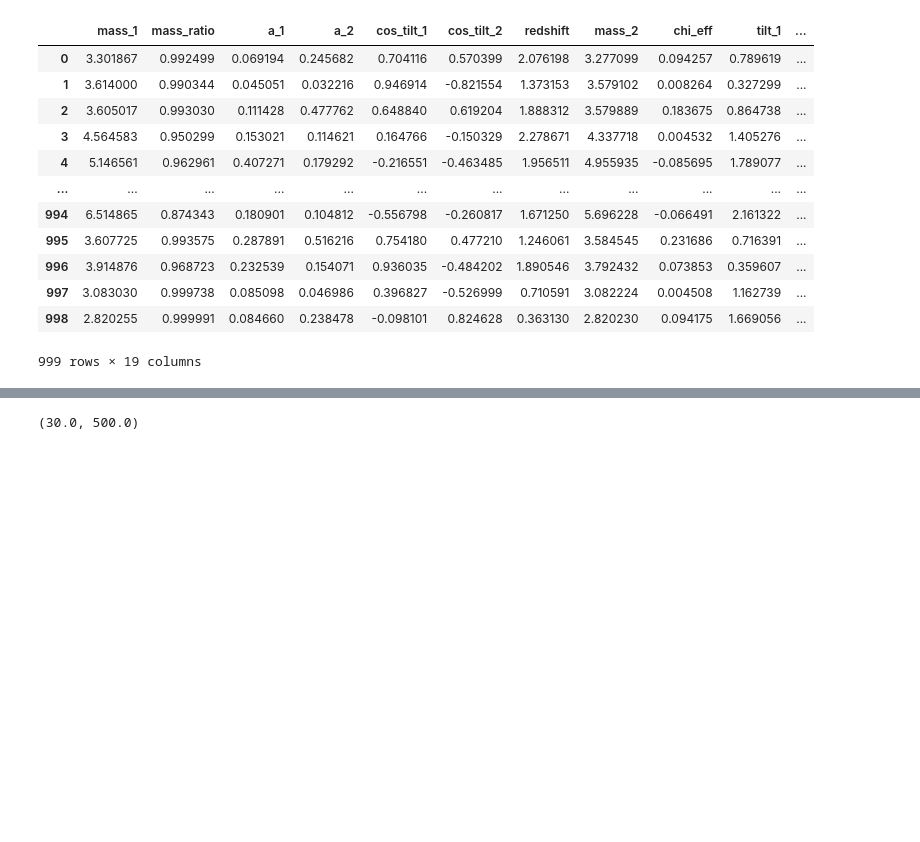
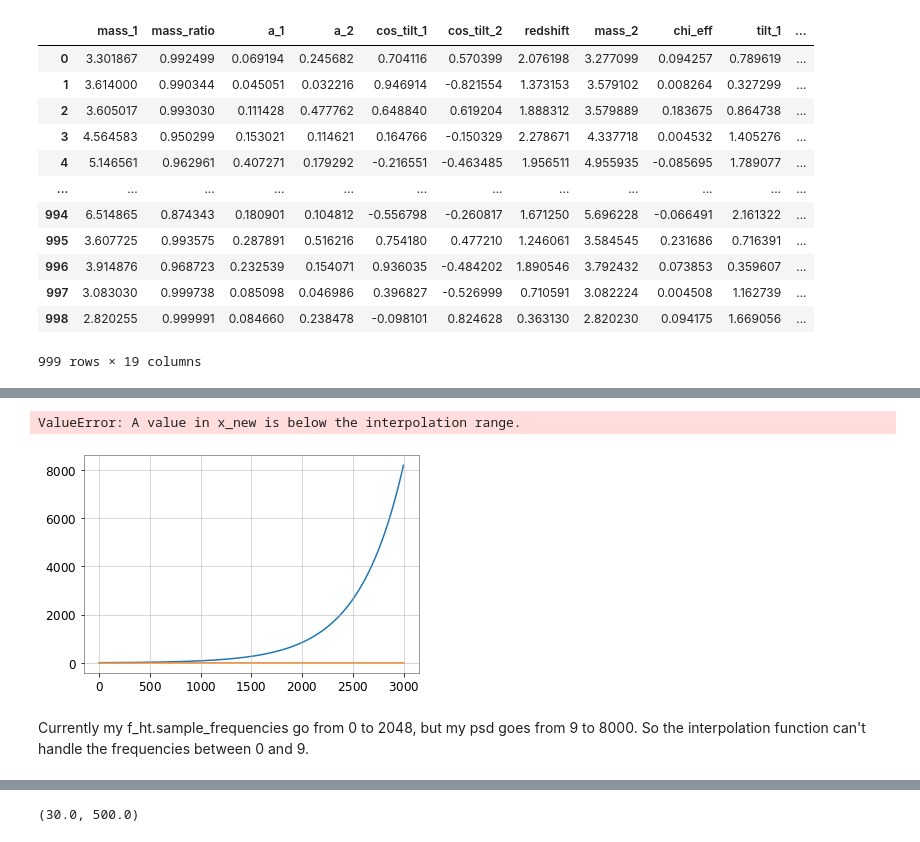
Before and after one commit to jhyland01/p_astro_project, a Jupyter notebook: pycbc_snr.ipynb, the cells around one changed output, grey strips where cells are left out. Saved outputs shown, nothing was run; the diff lists cells and outputs as text; code cells hidden in the pictures; blank space fills up the shorter version.

Commit message:
introducing the bilby approach to snr

```diff
--- a/pycbc_snr.ipynb
+++ b/pycbc_snr.ipynb
@@ -171,0 +239,24 @@ fp=-0.3854854760351692, fc=0.7059872046425248
+# %%
+import bilby
+from bilby import gw
+from bilby.gw import detector as det
+from bilby.gw import utils
+from scipy.interpolate import interp1d
+from gwpy.plot import Plot
+
+psd_path = '/data/wiay/johnny/phd1/phd1/lib/python3.7/site-packages/bilby/gw/detector/noise_curves/aLIGO_ZERO_DET_high_P_psd.txt'
+psd = det.psd.PowerSpectralDensity.from_power_spectral_density_file(psd_path)
+#psd_data = psd.data
+psd_array = np.genfromtxt(psd_path)
+
+Plot(psd_array)
+
+psd_interp_fn = interp1d(psd_array[0,:], psd_array[1,:])
+psd_interpolated = psd_interp_fn(f_ht.sample_frequencies)
+
+snr = utils.optimal_snr_squared(signal=f_ht, power_spectral_density=psd_interpolated, duration=len(f_ht.sample_times))
+# %% [output]
+ValueError: A value in x_new is below the interpolation range.
+[figure, added]
+# %% [markdown]
+Currently my f_ht.sample_frequencies go from 0 to 2048, but my psd goes from 9 to 8000. So the interpolation function can't handle the frequencies between 0 and 9.
```
Also changed, not shown: parts of 15 cells of this notebook, 2 other files.
